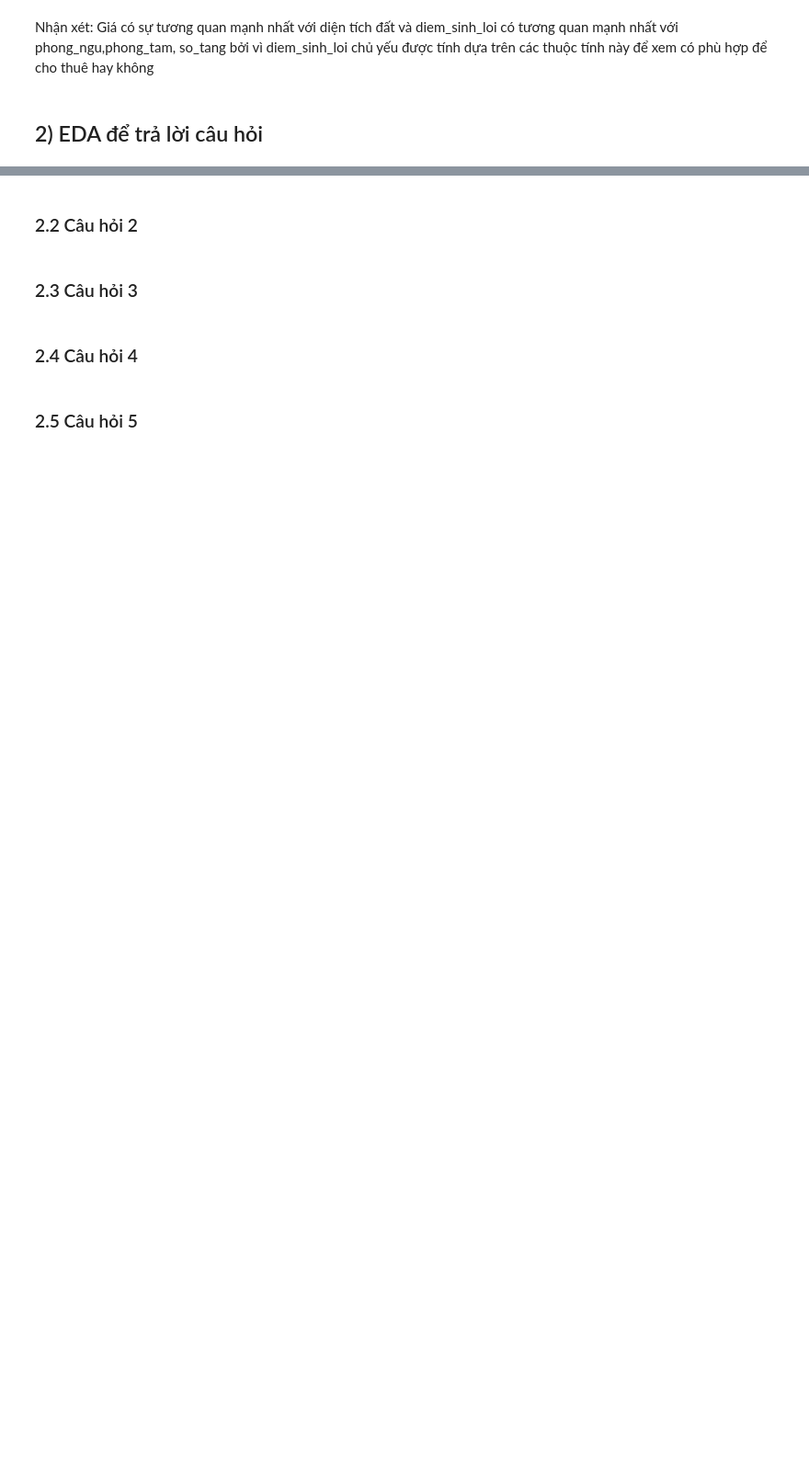
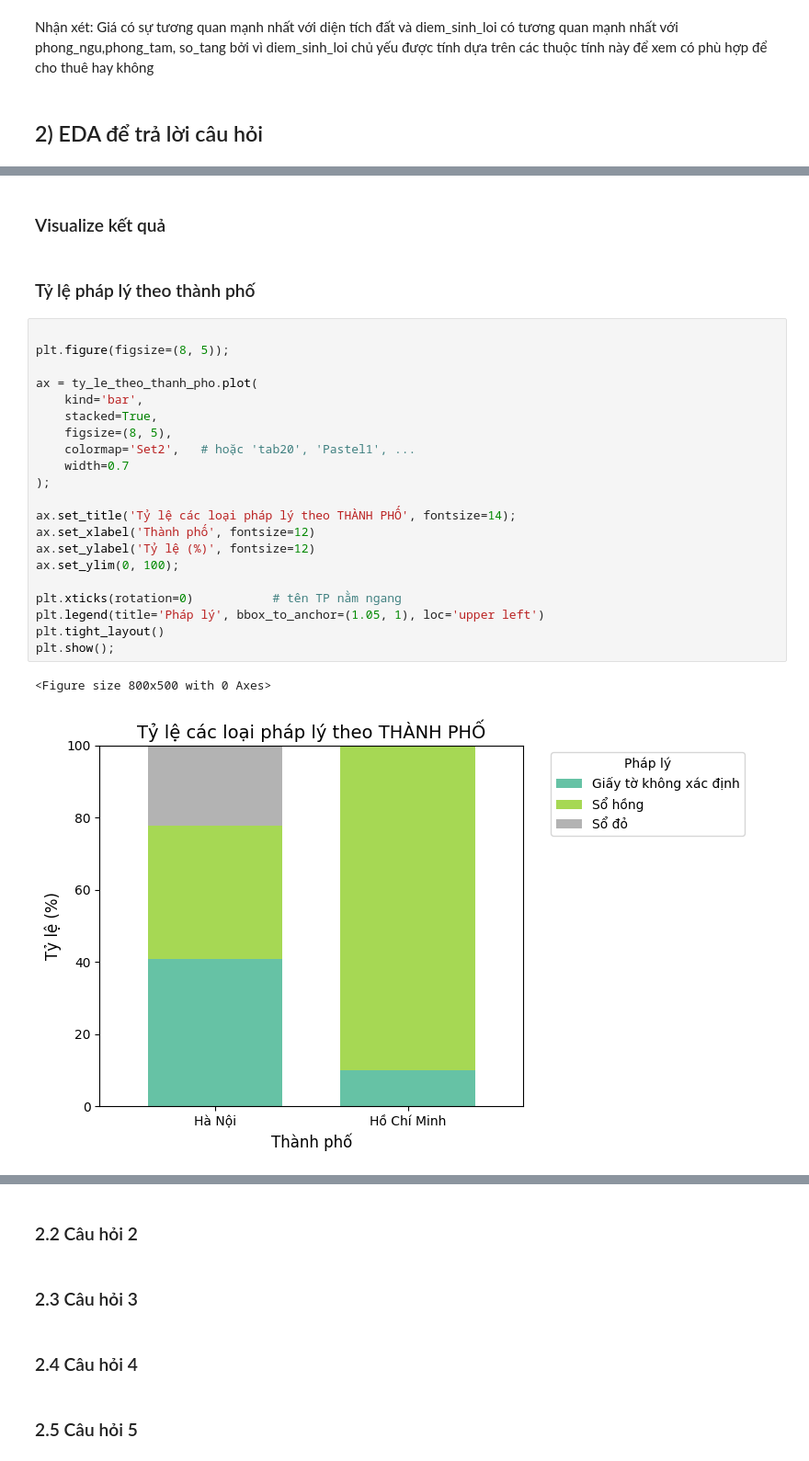
Before and after one commit to Thuongcdv123/Project-Intro-DS, a Jupyter notebook: eda/eda.ipynb, the cells around one changed output, grey strips where cells are left out. Shown at 92% size. Drawn from its saved outputs; the diff is of its cells as text; blank space fills up the shorter version.

```diff
--- a/eda/eda.ipynb
+++ b/eda/eda.ipynb
@@ -141,0 +281,28 @@ Code để trả lời câu hỏi ở dưới markdown này luôn
+# %% [markdown]
+### Visualize kết quả
+# %% [markdown]
+### Tỷ lệ pháp lý theo thành phố
+# %%
+
+plt.figure(figsize=(8, 5));
+
+ax = ty_le_theo_thanh_pho.plot(
+    kind='bar',
+    stacked=True,
+    figsize=(8, 5),
+    colormap='Set2',   # hoặc 'tab20', 'Pastel1', ...
+    width=0.7
+);
+
+ax.set_title('Tỷ lệ các loại pháp lý theo THÀNH PHỐ', fontsize=14);
+ax.set_xlabel('Thành phố', fontsize=12)
+ax.set_ylabel('Tỷ lệ (%)', fontsize=12)
+ax.set_ylim(0, 100);
+
+plt.xticks(rotation=0)           # tên TP nằm ngang
+plt.legend(title='Pháp lý', bbox_to_anchor=(1.05, 1), loc='upper left')
+plt.tight_layout()
+plt.show();
+# %% [output]
+<Figure size 800x500 with 0 Axes>
+[figure, added]
```
Also changed, not shown: parts of 13 cells of this notebook.
